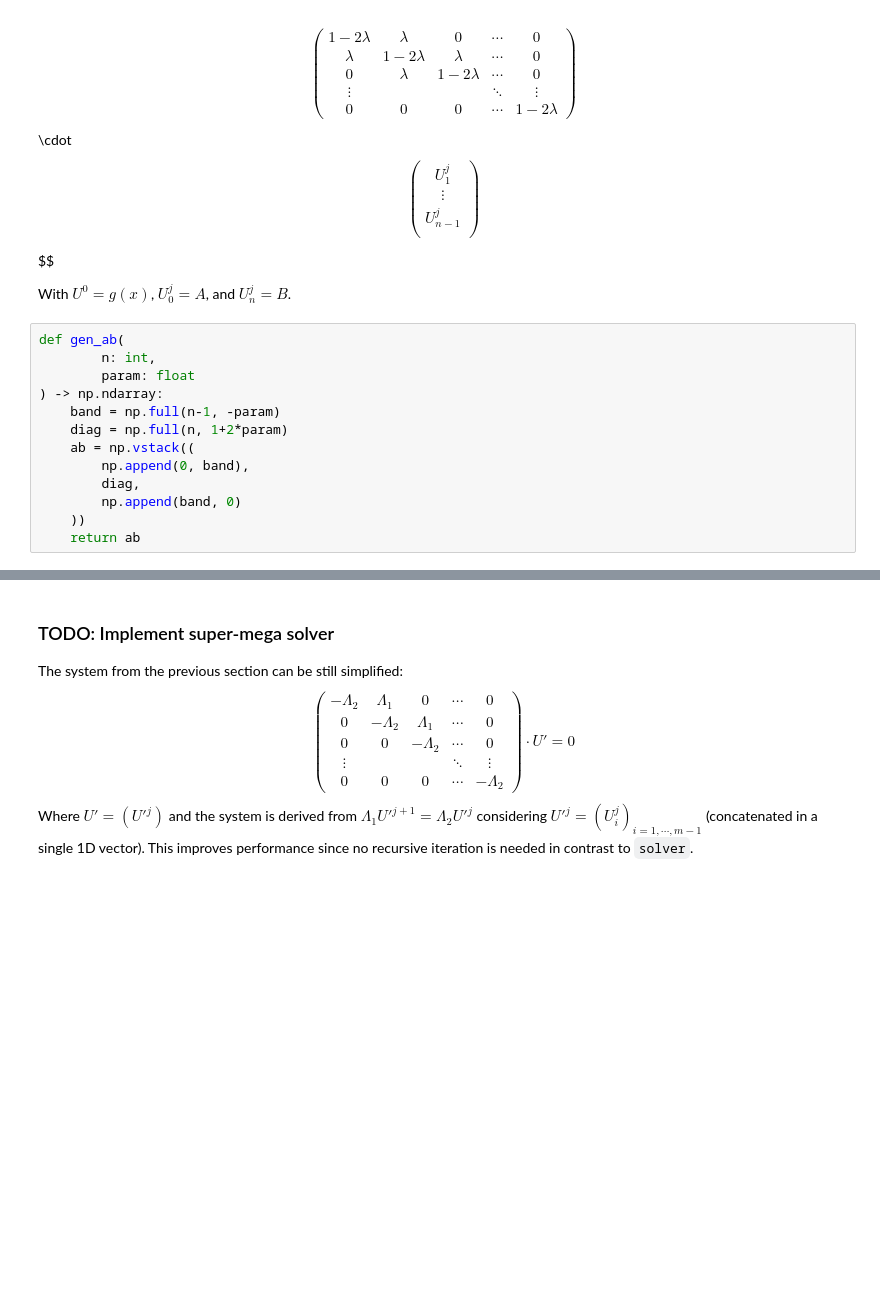
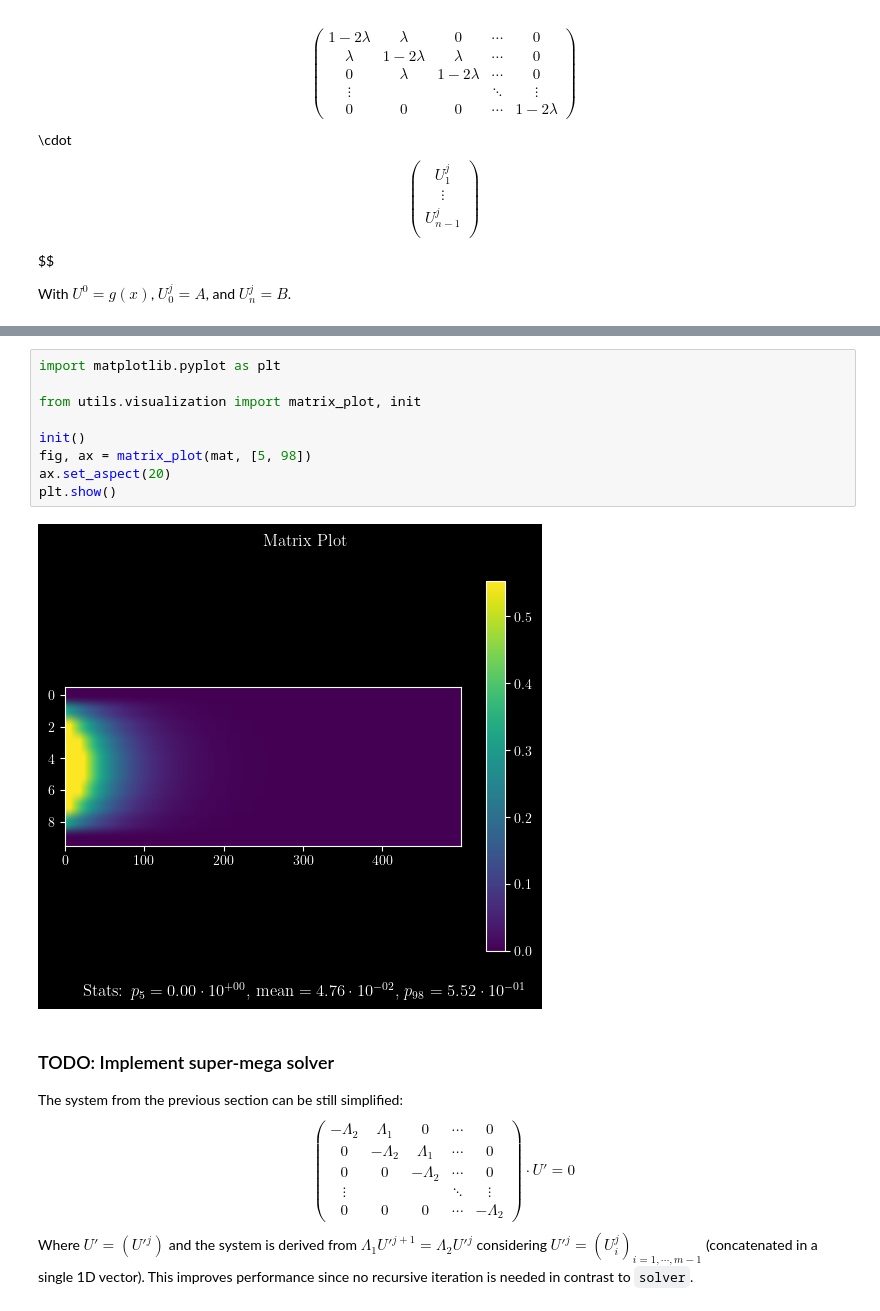
Before and after one commit to sergio-gastulo/undergraduate-coding, a Jupyter notebook: py_v/crank_nicolson_heat_eq.ipynb, the cells around one changed output, grey strips where cells are left out. Drawn from its saved outputs; the diff is of its cells as text; blank space fills up the shorter version.

```diff
--- a/py_v/crank_nicolson_heat_eq.ipynb
+++ b/py_v/crank_nicolson_heat_eq.ipynb
@@ -106,17 +89,4 @@ U_{n-1}^{j} \\
 $$
 
 With $U^0 = g(x)$, $U_0^j = A$, and $U_n^j = B$.
-# %%
-def gen_ab(
-        n: int,
-        param: float
-) -> np.ndarray:
-    band = np.full(n-1, -param)
-    diag = np.full(n, 1+2*param)
-    ab = np.vstack((
-        np.append(0, band),
-        diag,
-        np.append(band, 0)
-    ))
-    return ab
 # %%
@@ -148,3 +124,14 @@ mat = solver(xx, m, lambda_)
+# %%
+import matplotlib.pyplot as plt
+
+from utils.visualization import matrix_plot, init
+
+init()
+fig, ax = matrix_plot(mat, [5, 98])
+ax.set_aspect(20)
+plt.show()
+# %% [output]
+[figure, added]
 # %% [markdown]
 ### TODO: Implement super-mega solver
 The system from the previous section can be still simplified:
```
Also changed, not shown: parts of 24 cells of this notebook, 5 other files.
